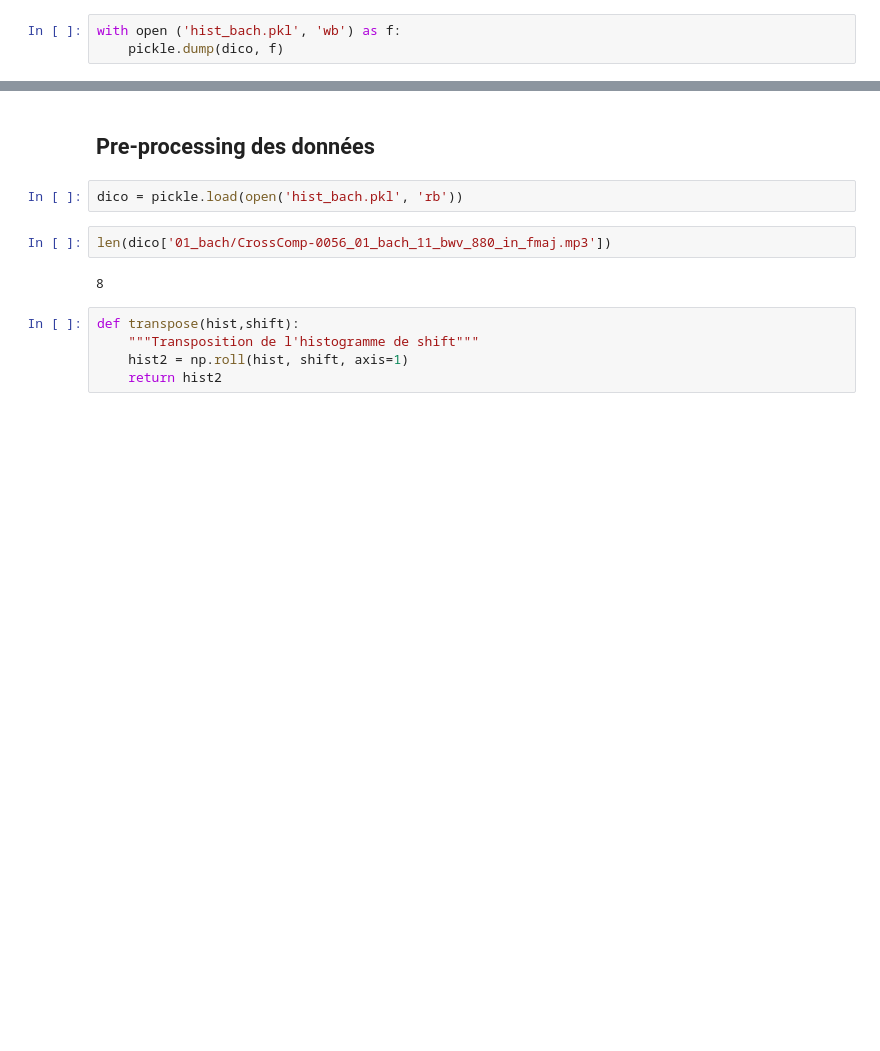
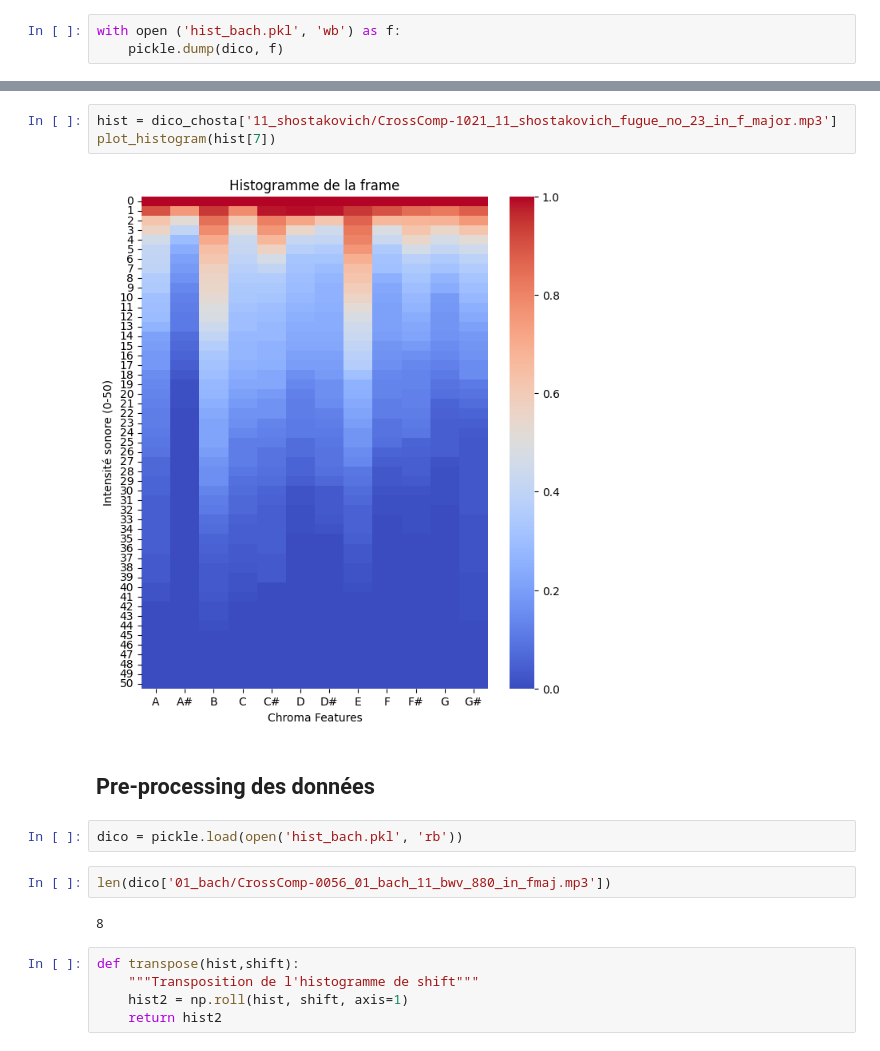
Before and after one commit to AugustinBouquillard/ClassicalGraph, a Jupyter notebook: clustering_audio_v2.ipynb, the cells around one changed output, grey strips where cells are left out. Saved outputs shown, nothing was run; the diff lists cells and outputs as text; blank space fills up the shorter version.

```diff
--- a/clustering_audio_v2.ipynb
+++ b/clustering_audio_v2.ipynb
@@ -161,3 +206,8 @@ with open ('hist_bach.pkl', 'wb') as f:
+# %%
+hist = dico_chosta['11_shostakovich/CrossComp-1021_11_shostakovich_fugue_no_23_in_f_major.mp3']
+plot_histogram(hist[7])
+# %% [output]
+[figure, added]
 # %% [markdown]
 ## Pre-processing des données
 # %%
```
Also changed, not shown: parts of 11 cells of this notebook, 2 other files.
